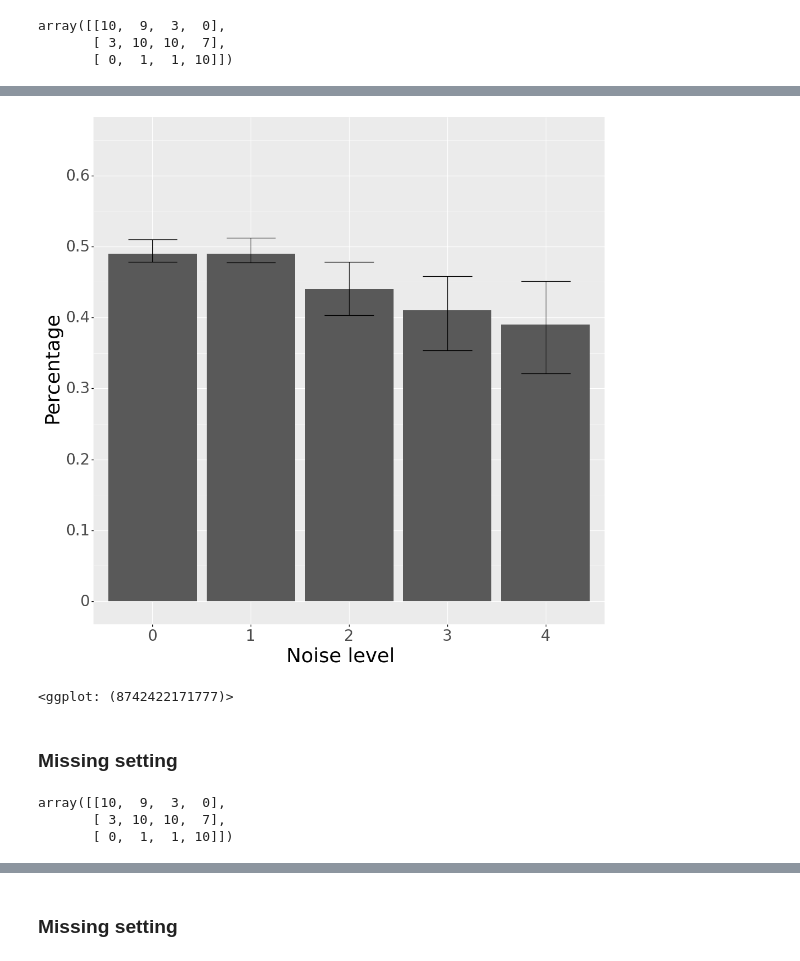
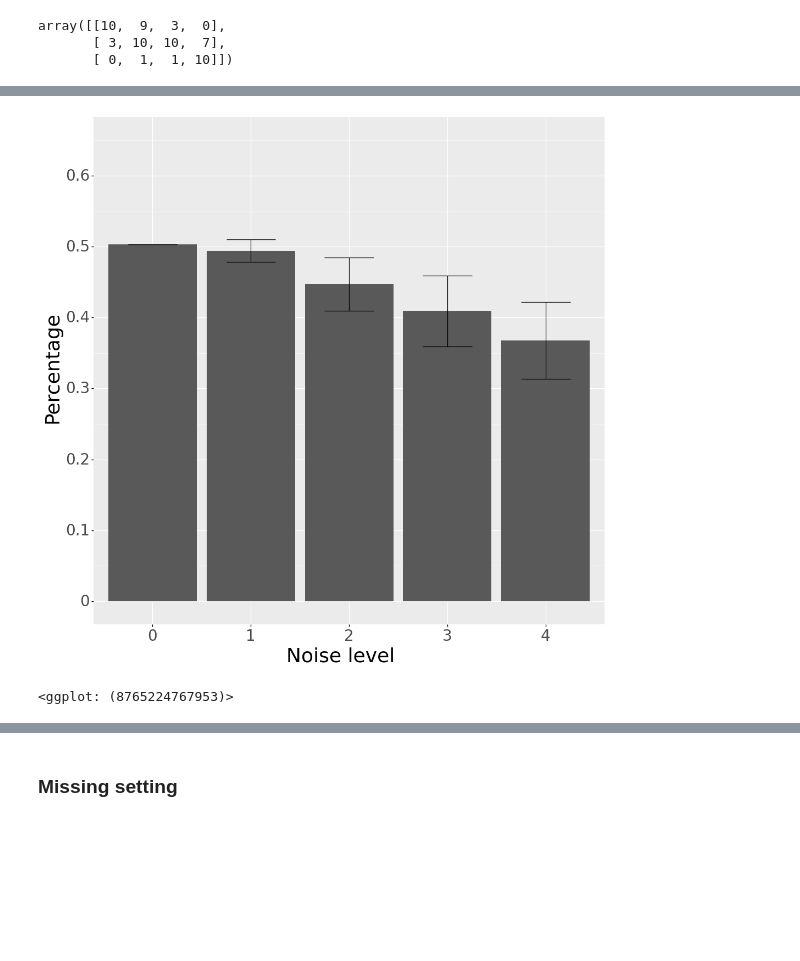
Before and after one commit to yongkyung-oh/Bayesian_Bootstrap_for_AIS, a Jupyter notebook: tutorial codes/2-robustness/setting 2/Robustness_test.ipynb, the cells around one changed output, grey strips where cells are left out. Drawn from its saved outputs; the diff is of its cells as text; code cells hidden in the pictures; blank space fills up the shorter version.

```diff
--- a/tutorial codes/2-robustness/setting 2/Robustness_test.ipynb
+++ b/tutorial codes/2-robustness/setting 2/Robustness_test.ipynb
@@ -100,3 +94 @@ for _ in range(100):
-# %%
-boot_sample_df = pd.DataFrame(np.array(boot_sample_list)[:,:,1])/1000
 # %%
@@ -107,0 +99,10 @@ plt.show()
+# %%
+boot_sample_out_all = []
+for i in range(len(unique_routes)):
+    boot_sample_out_all.append(np.array([i, boot_sample_out[boot_sample_out[:,0]==i][0][1]]))
+
+boot_sample_out_all = np.vstack(boot_sample_out_all)
+
+out_name = 'grid_example_normal'
+with open(out_name, 'wb') as f:
+    pickle.dump(boot_sample_out_all, f)
@@ -107,0 +122,4 @@ plt.show()
+# %%
+normal_mean = boot_sample_out_all[6][1]/1000
+normal_std = 0
+normal_mean, normal_std
@@ -175,4 +195,8 @@ noisy_df = []
 for i in range(5):
     df = noisy_results[i]
     noisy_df.append([df[6].mean(), df[6].std()])
+# %%
+noisy_df = pd.DataFrame(noisy_df, columns=['mean', 'std'])
+noisy_df.iloc[0]['mean'] = normal_mean
+noisy_df.iloc[0]['std'] = normal_std
 # %%
@@ -193,32 +216,16 @@ noisy_df
 # %%
 (
-    ggplot(data=noisy_df.round(2))
+    ggplot(data=noisy_df)
     + aes(x='noise', y='mean')
     + labs(
         x = 'Noise level',
         y = 'Percentage') +
     geom_bar(stat='identity',position='dodge') +
     geom_errorbar(data=noisy_df) + aes(ymin='ymin', ymax='ymax') +
     scale_y_continuous(limits = (0,0.65), breaks=np.linspace(0,0.7,8)) +
     theme(figure_size=(12,12), axis_text_x=element_text(size=20), axis_text_y=element_text(size=20), \
           axis_title_x=element_text(size=26, weight='normal'), axis_title_y=element_text(size=26, weight='normal'))
 )
 # %% [output]
-[figure, old version]
+[figure, new version]
-<ggplot: (8742422171777)>
+<ggplot: (8765224767953)>
-# %% [markdown]
-### Missing setting
-# %%
-nc=4
-nr=3
-
-x_d = 1
-y_d = 1
-
-#X = np.random.randint(low=0, high=100, size=nc*nr).reshape(nr,nc)
-X = np.array([10,9,3,0,3,10,10,7,0,1,1,10]).reshape(nr,nc)
-X
-# %% [output]
-array([[10,  9,  3,  0],
-       [ 3, 10, 10,  7],
-       [ 0,  1,  1, 10]])
```
Also changed, not shown: parts of 17 cells of this notebook, 47 other files.
